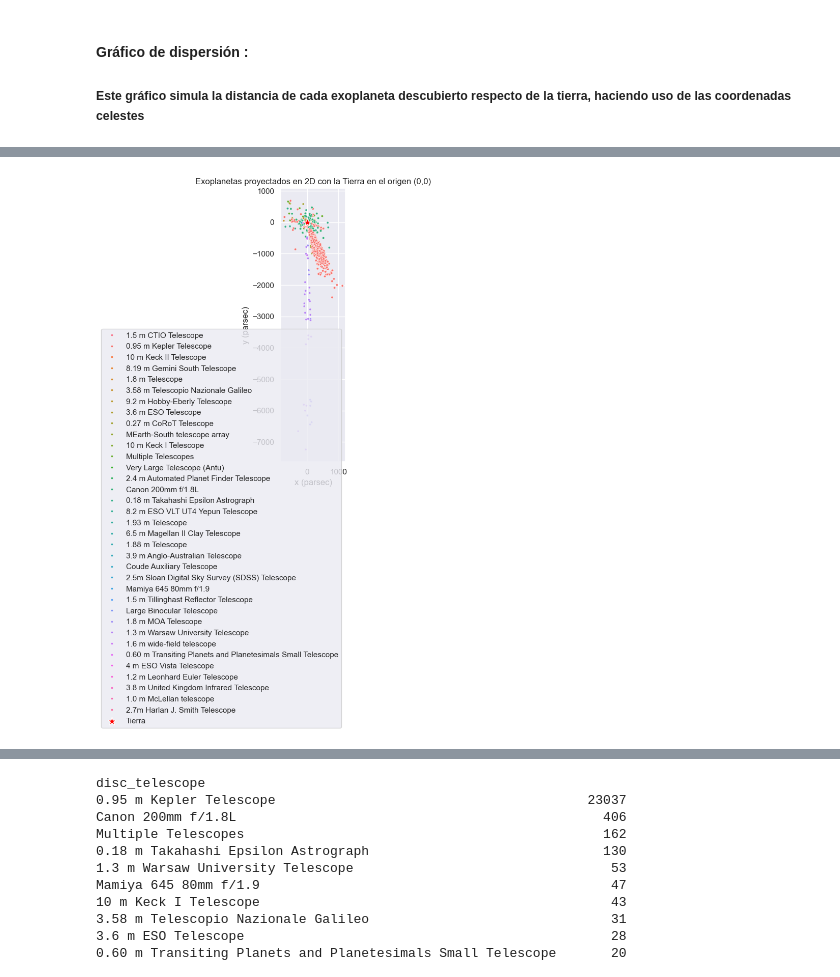
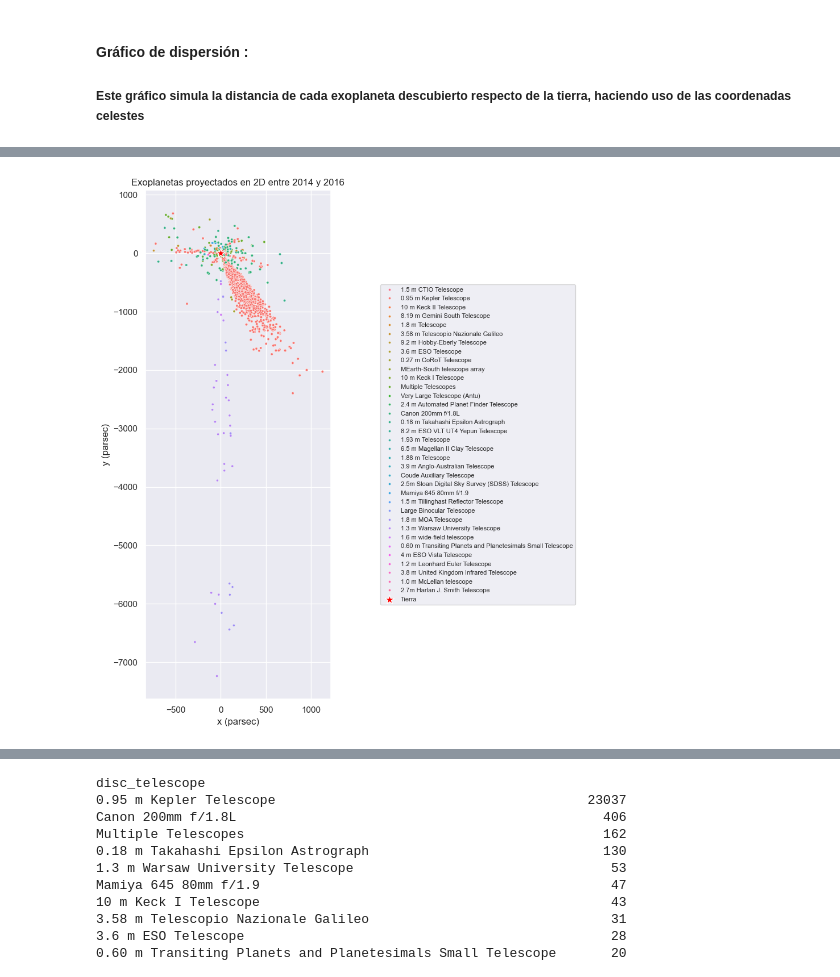
Before and after one commit to raylovesmusic/IMT2200-Proyecto-Grupal-A.R.D.E, a Jupyter notebook: notebooks/entrega_rubrica.ipynb, the cells around one changed output, grey strips where cells are left out. Saved outputs shown, nothing was run; the diff lists cells and outputs as text; code cells hidden in the pictures.

```diff
--- a/notebooks/entrega_rubrica.ipynb
+++ b/notebooks/entrega_rubrica.ipynb
@@ -183,6 +188,7 @@ rowdups
 hostname = 'hostname'  # Nombre de la estrella principal
 pl_name = 'pl_name'  # Nombre del exoplaneta
 discoverymethod = 'discoverymethod' #método de descubrimiento
+rowupdate = 'rowupdate'
 
 # Datos orbitales
 pl_orbper = 'pl_orbper'  # Periodo orbital (días)
@@ -219,7 +225,7 @@ df_exoplanets = df[[hostname, pl_name,
                     pl_rade, pl_masse, pl_dens,
                     pl_orbeccen, pl_eqt, pl_insol,
                     st_teff, st_rad, st_lum, st_mass,
-                    sy_dist, sy_snum, sy_ra, sy_dec, discoverymethod]].copy()
+                    sy_dist, sy_snum, sy_ra, sy_dec, discoverymethod, rowupdate]].copy()
 
 df_exoplanets.head(5)
 # %% [output]
@@ -353,8 +358,8 @@ df_discovery[soltype] = df_discovery[soltype].astype('category')
 
 ##### Investigando un poco sobre hitos astronómicos que ocurren en estos años, lo que principalmente destaca es el desarrollo de la misión K2 de NASA, que corresponde a la segunda parte y continuación de la misión Kepler dedicada a la busqueda de exoplanetas.
 # %%
-discovery_time = df_discovery.drop_duplicates(subset= ['pl_name'], keep='last').sort_values(by= [disc_year, discoverymethod], ascending=True)
+df_discovery['rowupdate'] = df['rowupdate']
+discovery_time = df_discovery.drop_duplicates(subset= ['pl_name'], keep='last').sort_values(by= [disc_year, discoverymethod], ascending=True, ignore_index=True)
 
 #Para ver las categorías que tenemos
 discovery_time[discoverymethod].unique()
-discovery_time.sort_values(by=disc_year, ascending=True, inplace=True, ignore_index=True)
@@ -431,19 +445,17 @@ plt.show()
 # %%
 #Aislamos los datos entre el 2014 y 2016
-df_exoplanets[disc_year] = df_discovery[disc_year]
-df_exoplanets[disc_telescope] = df_discovery[disc_telescope]
 exo_range = df_exoplanets[(df_exoplanets[disc_year] >= 2014) & (df_exoplanets[disc_year] <= 2016)]
 
-plt.figure(figsize=(10,10))
+plt.figure(figsize=(12, 10))
 sns.scatterplot(data=exo_range, x='x_pc', y='y_pc', hue = disc_telescope, s=8, alpha=1)
 sns.scatterplot(x=[0], y=[0], color='red', marker='*', s=150, label='Tierra')
 
-plt.gca().set_aspect('equal', adjustable='box')
+plt.gca().set_aspect('auto', adjustable='box')
 plt.xlabel('x (parsec)')
 plt.ylabel('y (parsec)')
-plt.title('Exoplanetas proyectados en 2D con la Tierra en el origen (0,0)')
-plt.legend(loc='upper right', bbox_to_anchor=(1, 0.5))
-plt.tight_layout()
+plt.title('Exoplanetas proyectados en 2D entre 2014 y 2016')
+plt.legend(bbox_to_anchor=(1.25, 0.5), loc='center left', fontsize=8)
+plt.tight_layout(rect=[0, 0, 0.85, 1])
 plt.show()
 # %% [output]
-[figure, old version]
+[figure, new version]
```
Also changed, not shown: parts of 18 cells of this notebook.
